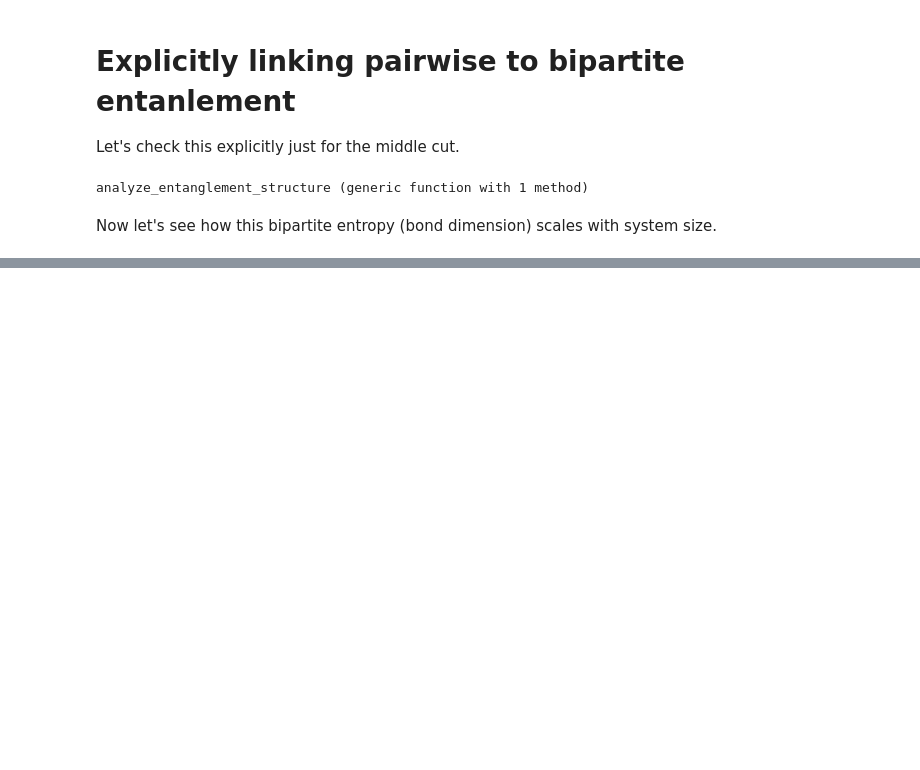
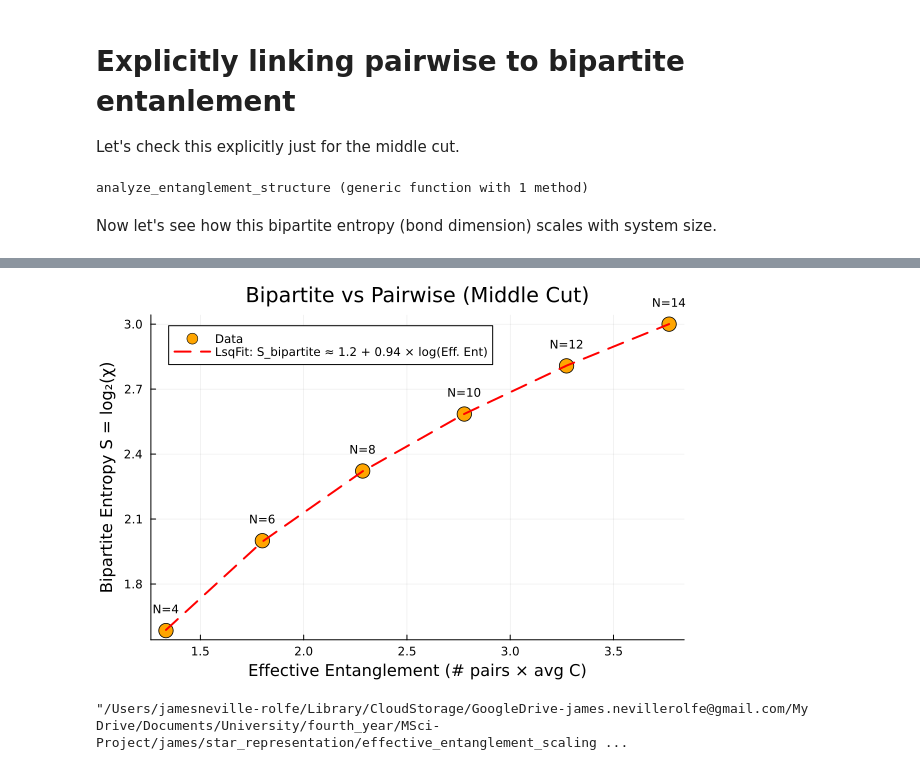
Before and after one commit to jamesnrolfe/MSci-Project, a Jupyter notebook: james/star_representation/stars.ipynb, the cells around one changed output, grey strips where cells are left out. Drawn from its saved outputs; the diff is of its cells as text; code cells hidden in the pictures; blank space fills up the shorter version.

Commit message:
verrrry interesting results

```diff
--- a/james/star_representation/stars.ipynb
+++ b/james/star_representation/stars.ipynb
@@ -1542,6 +1574,6 @@ Now let's see how this bipartite entropy (bond dimension) scales with system siz
 # %%
 # Analyze the middle cut for different system sizes
-N_range_analysis = 4:2:14  # Even sizes for clean middle cuts
+N_range_analysis = 4:2:20  # Even sizes for clean middle cuts
 middle_cut_results = []
 
 for N_test in N_range_analysis
@@ -1595,7 +1627,7 @@ p_key = scatter(effective_ent_scale, S_bipartite_scale,
 
 for (i, N_val) in enumerate(Ns_scale)
     annotate!(p_key, effective_ent_scale[i], S_bipartite_scale[i] + 0.1,
-              text("N=$N_val", 8))
+              Plots.text("N=$N_val", 8))
 end
 
 if length(effective_ent_scale) > 1
@@ -1635,0 +1665,73 @@ Now let's see how this relationship evolves as we increase system size.
+# %%
+# Analyze the middle cut for different system sizes
+N_range_analysis = 4:2:15  # Even sizes for clean middle cuts
+middle_cut_results = []
+
+for N_test in N_range_analysis
+    println("Analyzing N = $N_test...")
+
+    # Generate system
+    ψ_mps_test, sites_test = create_MPS(N_test)
+    wam_test = generate_fully_connected_wam(N_test, σ; μ)
+    H_test = create_xxz_hamiltonian_mpo(N_test, wam_test, J, Δ, sites_test)
+    _, ψ_gs_test = solve_xxz_hamiltonian_dmrg(H_test, ψ_mps_test, NUM_SWEEPS, MAX_BOND_DIM, 1e-10)
+
+    # Analyze
+    result_test = analyze_entanglement_structure(wam_test, ψ_gs_test, sites_test)
+
+    # Focus on middle cut
+    middle_idx = div(N_test, 2)
+    middle_cut_info = result_test.cut_analysis[middle_idx]
+
+    push!(middle_cut_results, (
+        N = N_test,
+        chi_middle = middle_cut_info.bond_dim,
+        S_bipartite_middle = middle_cut_info.bipartite_entropy,
+        total_C_middle = middle_cut_info.total_pairwise_ent,
+        avg_C_middle = middle_cut_info.avg_pairwise_ent,
+        pairs_crossing = middle_cut_info.total_pairs_crossing
+    ))
+
+    @printf("N=%2d: χ=%3d, S_bipartite=%5.3f, Total C=%5.3f, Avg C=%5.3f, Pairs=%3d\n",
+            N_test, middle_cut_info.bond_dim, middle_cut_info.bipartite_entropy,
+            middle_cut_info.total_pairwise_ent, middle_cut_info.avg_pairwise_ent,
+            middle_cut_info.total_pairs_crossing)
+end
+
+println("="^70)
+
+# Extract data for plotting
+Ns_scale = [r.N for r in middle_cut_results]
+S_bipartite_scale = [r.S_bipartite_middle for r in middle_cut_results]
+total_C_scale = [r.total_C_middle for r in middle_cut_results]
+avg_C_scale = [r.avg_C_middle for r in middle_cut_results]
+pairs_scale = [r.pairs_crossing for r in middle_cut_results]
+
+effective_ent_scale = pairs_scale .* avg_C_scale
+
+p_key = scatter(effective_ent_scale, S_bipartite_scale,
+                xlabel="Effective Entanglement (# pairs × avg C)",
+                ylabel="Bipartite Entropy S = log₂(χ)",
+                title="Bipartite vs Pairwise (Middle Cut)",
+                marker=:circle, markersize=8, label="Data",
+                color=:orange, legend=:topleft)
+
+for (i, N_val) in enumerate(Ns_scale)
+    annotate!(p_key, effective_ent_scale[i], S_bipartite_scale[i] + 0.1,
+              Plots.text("N=$N_val", 8))
+end
+
+if length(effective_ent_scale) > 1
+    log_model(x, p) = p[1] .+ p[2] .* log.(2, x)
+    initial_params = [1.0, 1.0]  # initial guesses for a and b
+    fit = curve_fit(log_model, effective_ent_scale, S_bipartite_scale, initial_params)
+    a, b = fit.param
+    fit_line = log_model(sort(effective_ent_scale), [a, b])
+    plot!(p_key, sort(effective_ent_scale), fit_line,
+        label="LsqFit: S_bipartite ≈ $(round(a, digits=2)) + $(round(b, digits=2)) × log(Eff. Ent)",
+        linestyle=:dash, linewidth=2, color=:red)
+end
+
+display(p_key)
+savefig(p_key, "effective_entanglement_scaling.png")
+# %% [output]
@@ -1635,0 +1755,2 @@ Now let's see how this relationship evolves as we increase system size.
+[figure, added]
+"/Users/jamesneville-rolfe/Library/CloudStorage/GoogleDrive-james.nevillerolfe@gmail.com/My Drive/Documents/University/fourth_year/MSci-Project/james/star_representation/effective_entanglement_scaling ...
```
Also changed, not shown: parts of 28 cells of this notebook, 18 other files.
